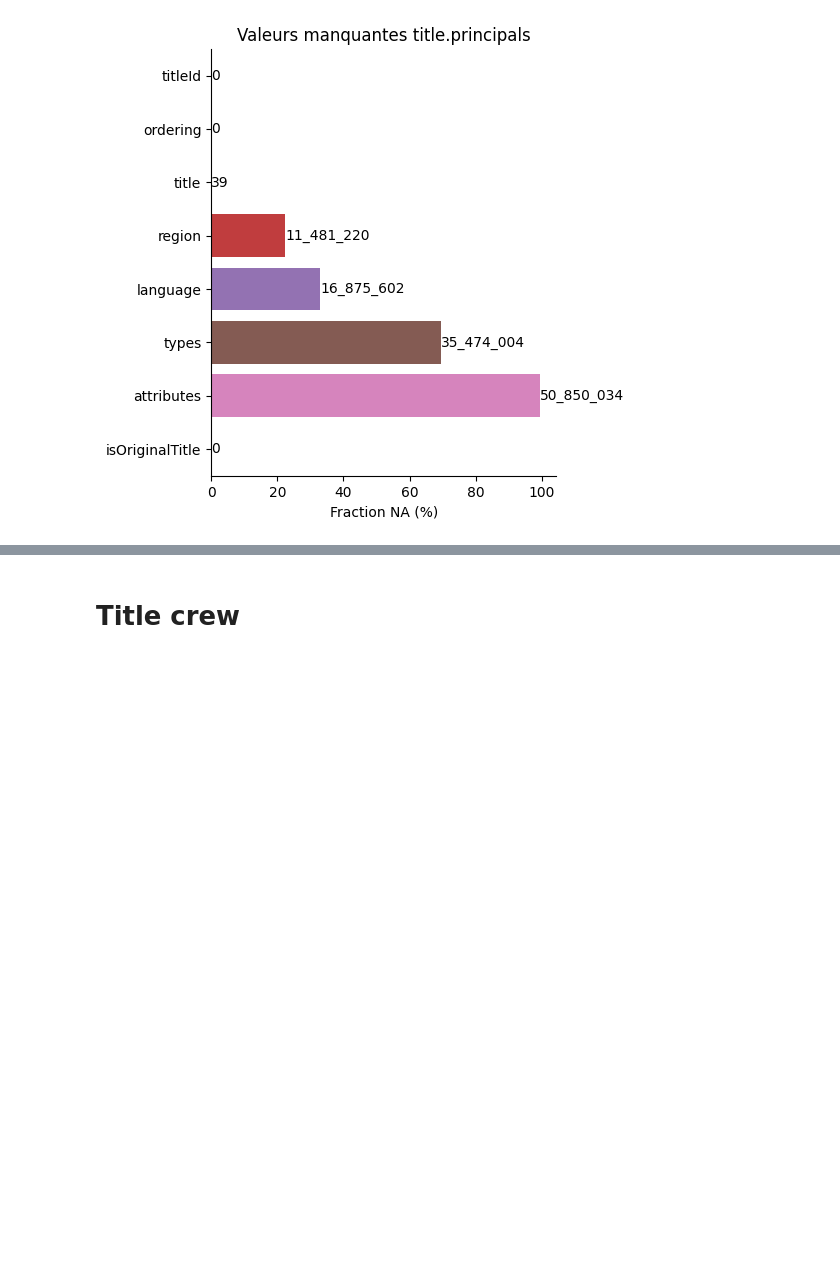
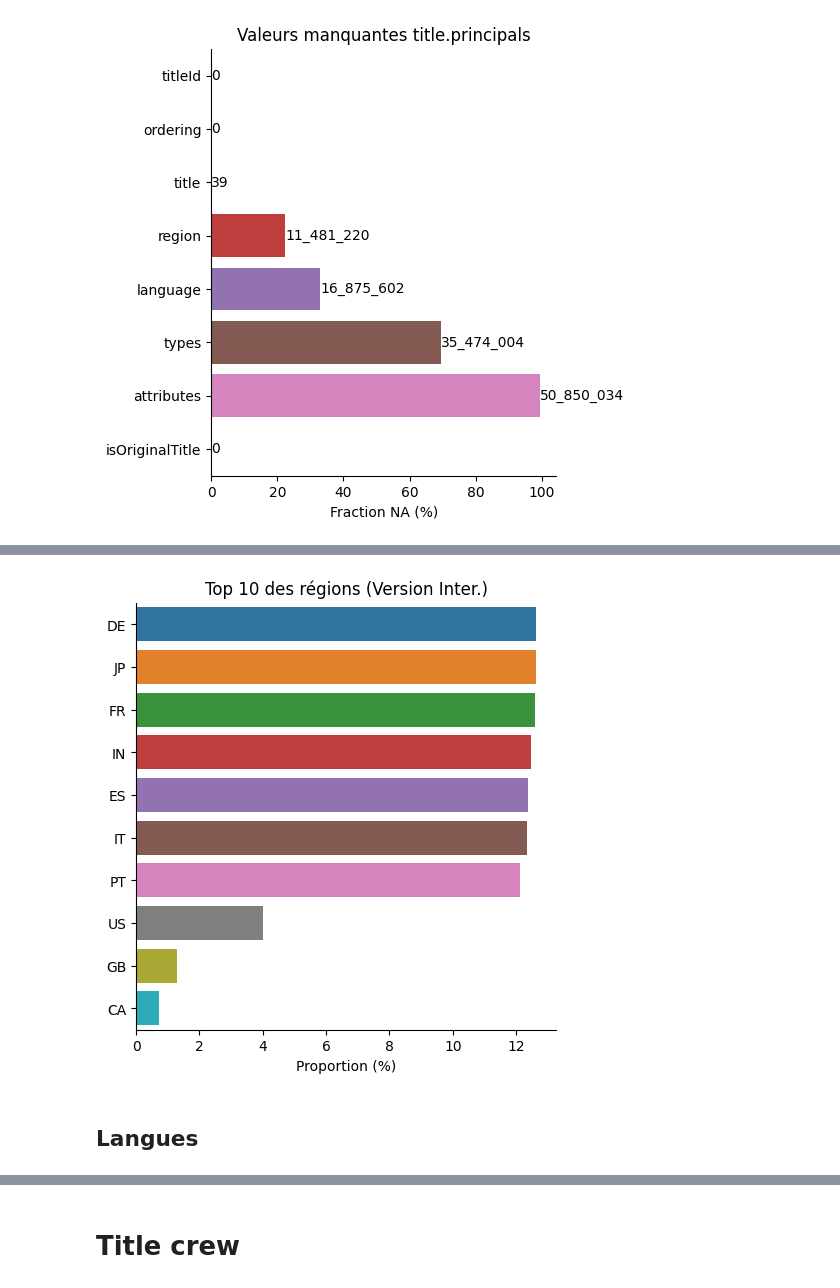
Before and after one commit to data-IA-2024/netfloox-recommandation-gr3, a Jupyter notebook: AnalyzeEDA.ipynb, the cells around one changed output, grey strips where cells are left out. Saved outputs shown, nothing was run; the diff lists cells and outputs as text; code cells hidden in the pictures; blank space fills up the shorter version.

```diff
--- a/AnalyzeEDA.ipynb
+++ b/AnalyzeEDA.ipynb
@@ -593,0 +598,7 @@ plt.show()
+# %%
+sql = """
+    select "isOriginalTitle", count("isOriginalTitle") from "Jonathan".title_akas
+    group by "isOriginalTitle"
+    order by count DESC;
+"""
+df_ta_original = client.run_sql(sql)
@@ -593,0 +613,9 @@ plt.show()
+# %%
+sql = """
+    select region, count(region) from "Jonathan".title_akas
+    group by region
+    order by count DESC;
+"""
+df_ta_regions = client.run_sql(sql)
+# %%
+df_ta_regions['Frac'] = 100 * df_ta_regions['count']/df_ta_original.loc[0, 'count']
@@ -593,0 +638,11 @@ plt.show()
+# %%
+fig = sns.catplot(df_ta_regions.head(10), x ='Frac', y="region", kind="bar", hue="region")
+plt.xlabel("Proportion (%)")
+plt.ylabel("")
+plt.title("Top 10 des régions (Version Inter.)")
+save(fig, "region_all-time.png")
+plt.show()
+# %% [output]
+[figure, added]
+# %% [markdown]
+## Langues
```
Also changed, not shown: parts of 53 cells of this notebook.
